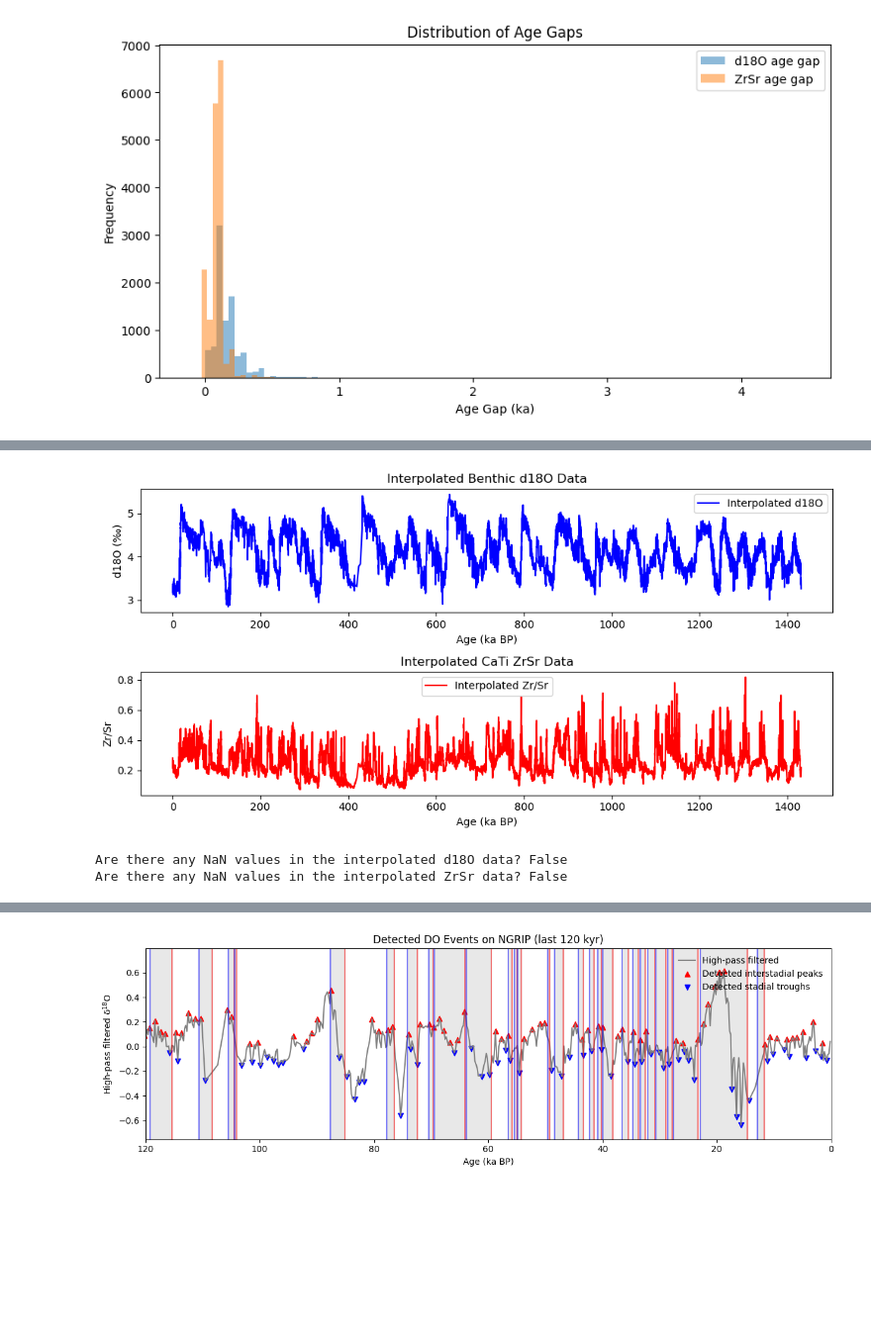
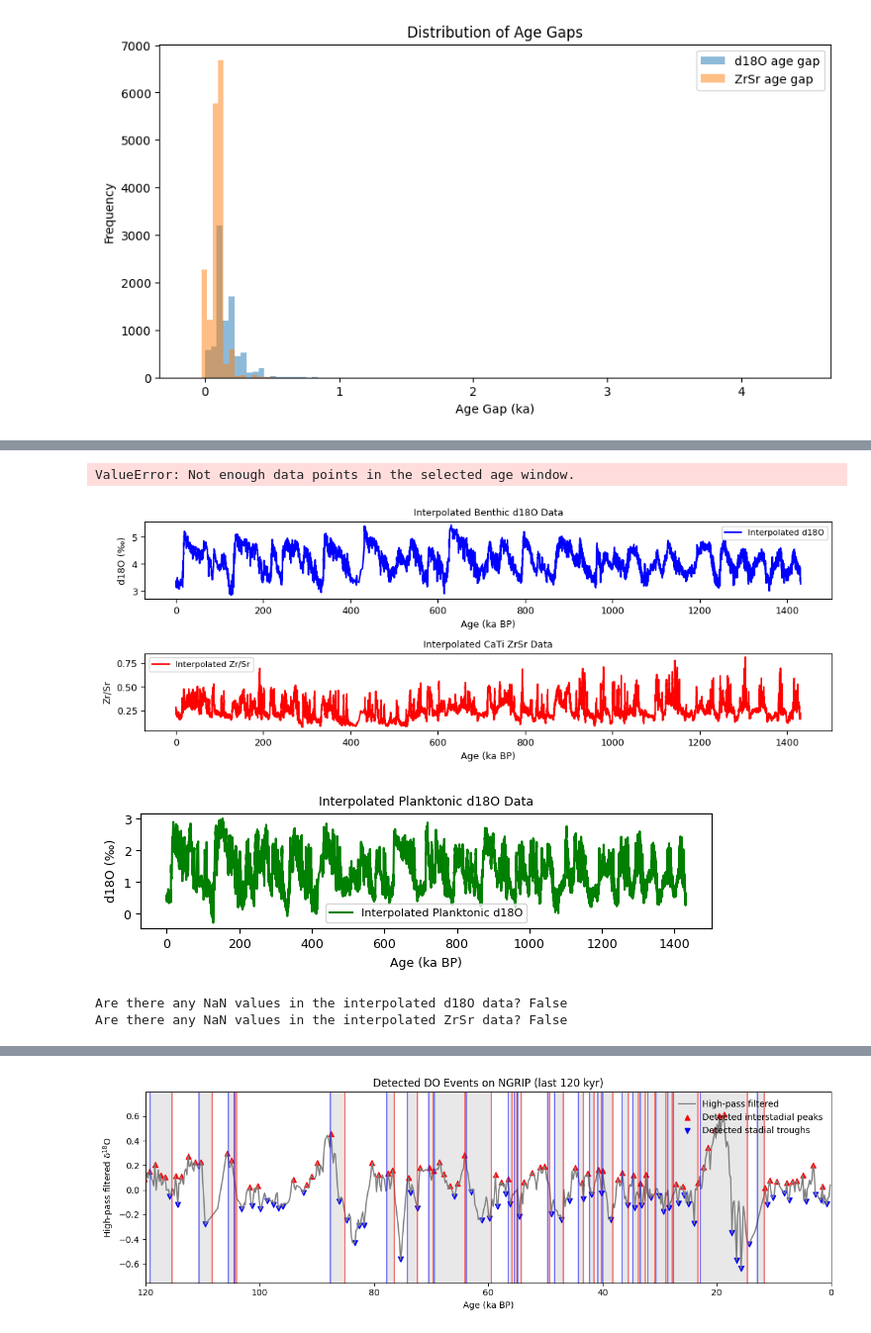
Before and after one commit to Peisong-Zheng/bipolar_seesaw_CCM, a Jupyter notebook: David_repeat.ipynb, the cells around one changed output, grey strips where cells are left out. Shown at 99% size. Saved outputs shown, nothing was run; the diff lists cells and outputs as text; code cells hidden in the pictures; blank space fills up the shorter version.

```diff
--- a/David_repeat.ipynb
+++ b/David_repeat.ipynb
@@ -128,3 +183,18 @@ plt.show()
+# %%
+from toolbox import sq_ana as sa
+import importlib
+importlib.reload(sa)
+
+
+fig = sa.age_gap_interactive(
+    df_d18O_0_2,
+    age_min=2000,
+    age_max=1400_000,
+    H_line=100,
+)
+fig.show()
+# %% [output]
+ValueError: Not enough data points in the selected age window.
 # %%
 import numpy as np
 # Determine the common age range, rounded to 0.01 kyr
@@ -137,37 +207,50 @@ common_age = np.arange(start_age, end_age + 0.01, 0.01)
 # Interpolate d18O and ZrSr to the common time axis
 d18O_interp = np.interp(common_age, df_d18O['age'], df_d18O['d18O'])
 ZrSr_interp = np.interp(common_age, df_ZrSr['age'], df_ZrSr['ZrSr'])
+d18O_plank_interp = np.interp(common_age, df_d18O_plank['age'], df_d18O_plank['d18O'])
 
 # Create new DataFrames for the interpolated data
 df_d18O_interp = pd.DataFrame({'age': common_age, 'd18O': d18O_interp})
 df_ZrSr_interp = pd.DataFrame({'age': common_age, 'ZrSr': ZrSr_interp})
+df_d18O_plank_interp = pd.DataFrame({'age': common_age, 'd18O': d18O_plank_interp})
 
 # save the interpolated data to csv files
 df_d18O_interp.to_csv(r'D:\VScode\bipolar_seesaw_CCM\David_data\MD01-2444_339-U1385_benthic_d18O_interp_10yr.csv', index=False)
 df_ZrSr_interp.to_csv(r'D:\VScode\bipolar_seesaw_CCM\David_data\339-U1385_CaTi_ZrSr_interp_10yr.csv', index=False)
+df_d18O_plank_interp.to_csv(r'D:\VScode\bipolar_seesaw_CCM\David_data\MD01-2444_339-U1385_plank_d18O_interp_10yr.csv', index=False)
 
 # plot the interpolated data
 plt.figure(figsize=(10, 5))
-plt.subplot(2, 1, 1)
+plt.subplot(3, 1, 1)
 plt.plot(df_d18O_interp['age'], df_d18O_interp['d18O'], label='Interpolated d18O', color='blue')
 plt.xlabel('Age (ka BP)')
 plt.ylabel('d18O (‰)')
 plt.title('Interpolated Benthic d18O Data')
 plt.legend()
-plt.subplot(2, 1, 2)
+plt.subplot(3, 1, 2)
 plt.plot(df_ZrSr_interp['age'], df_ZrSr_interp['ZrSr'], label='Interpolated Zr/Sr', color='red')
 plt.xlabel('Age (ka BP)')
 plt.ylabel('Zr/Sr')
 plt.title('Interpolated CaTi ZrSr Data')
 plt.legend()
 plt.tight_layout()
 plt.show()
 
+plt.subplot(3, 1, 3)
+plt.plot(df_d18O_plank_interp['age'], df_d18O_plank_interp['d18O'], label='Interpolated Planktonic d18O', color='green')
+plt.xlabel('Age (ka BP)')
+plt.ylabel('d18O (‰)')
+plt.title('Interpolated Planktonic d18O Data')
+plt.legend()
+plt.tight_layout()
+plt.show()
+
 # test are there any NaN values in the interpolated data
 print("Are there any NaN values in the interpolated d18O data?", df_d18O_interp.isnull().values.any())
 print("Are there any NaN values in the interpolated ZrSr data?", df_ZrSr_interp.isnull().values.any())
 # %% [output]
-[figure, old version]
+[figure, new version]
+[figure, added]
 Are there any NaN values in the interpolated d18O data? False
 Are there any NaN values in the interpolated ZrSr data? False
 # %%
```
Also changed, not shown: parts of 5 cells of this notebook, 15 other files.
